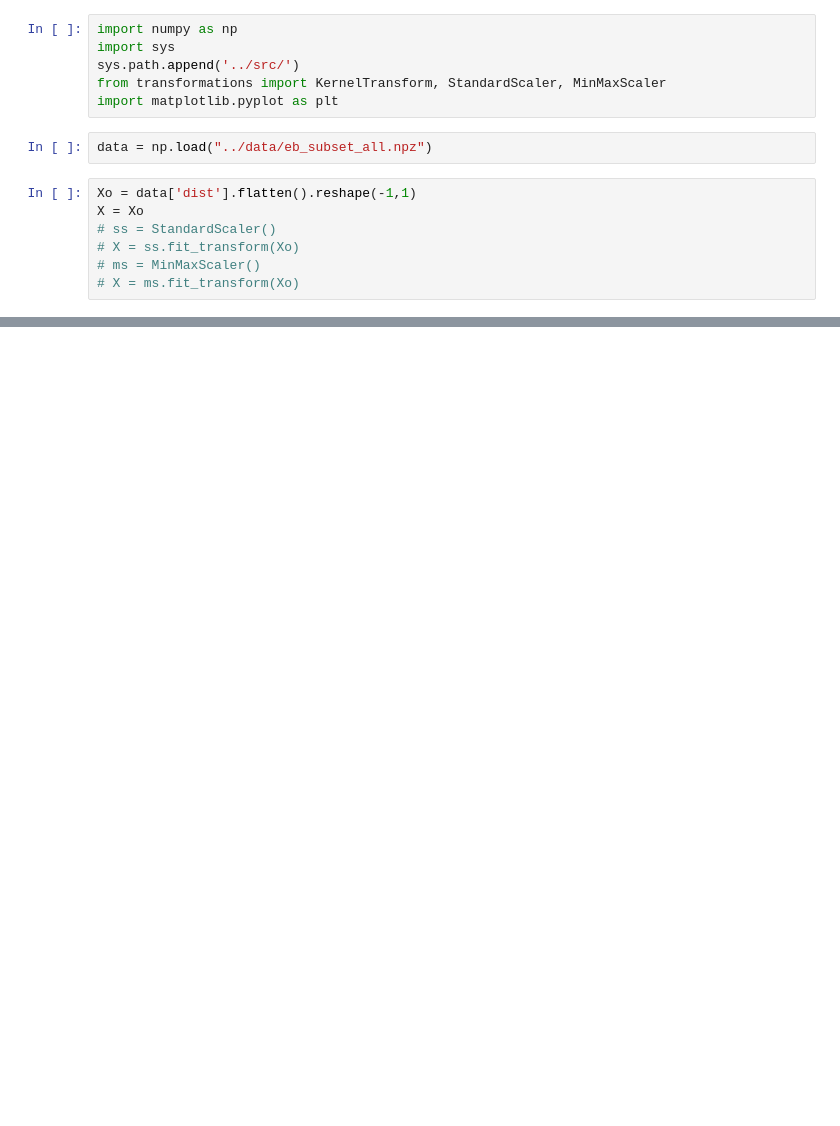
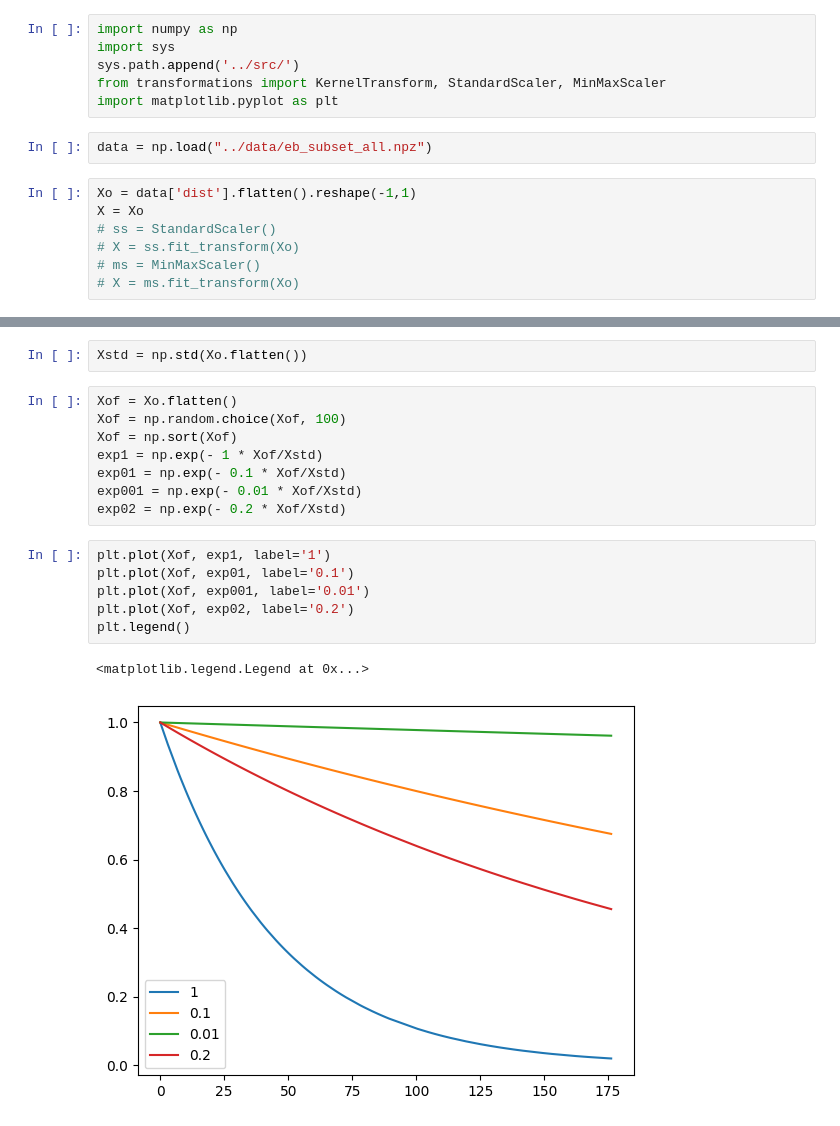
Before and after one commit to KrishnaswamyLab/GeometryAwareGenerativeAutoencoder, a Jupyter notebook: notebooks/check_transform_dist.ipynb, the cells around one changed output, grey strips where cells are left out. Saved outputs shown, nothing was run; the diff lists cells and outputs as text; blank space fills up the shorter version.

```diff
--- a/notebooks/check_transform_dist.ipynb
+++ b/notebooks/check_transform_dist.ipynb
@@ -49,0 +48,19 @@ plt.show()
+# %%
+Xstd = np.std(Xo.flatten())
+# %%
+Xof = Xo.flatten()
+Xof = np.random.choice(Xof, 100)
+Xof = np.sort(Xof)
+exp1 = np.exp(- 1 * Xof/Xstd)
+exp01 = np.exp(- 0.1 * Xof/Xstd)
+exp001 = np.exp(- 0.01 * Xof/Xstd)
+exp02 = np.exp(- 0.2 * Xof/Xstd)
+# %%
+plt.plot(Xof, exp1, label='1')
+plt.plot(Xof, exp01, label='0.1')
+plt.plot(Xof, exp001, label='0.01')
+plt.plot(Xof, exp02, label='0.2')
+plt.legend()
+# %% [output]
+<matplotlib.legend.Legend at 0x...>
+[figure, added]
```
Also changed, not shown: parts of 5 cells of this notebook, 7 other files.
